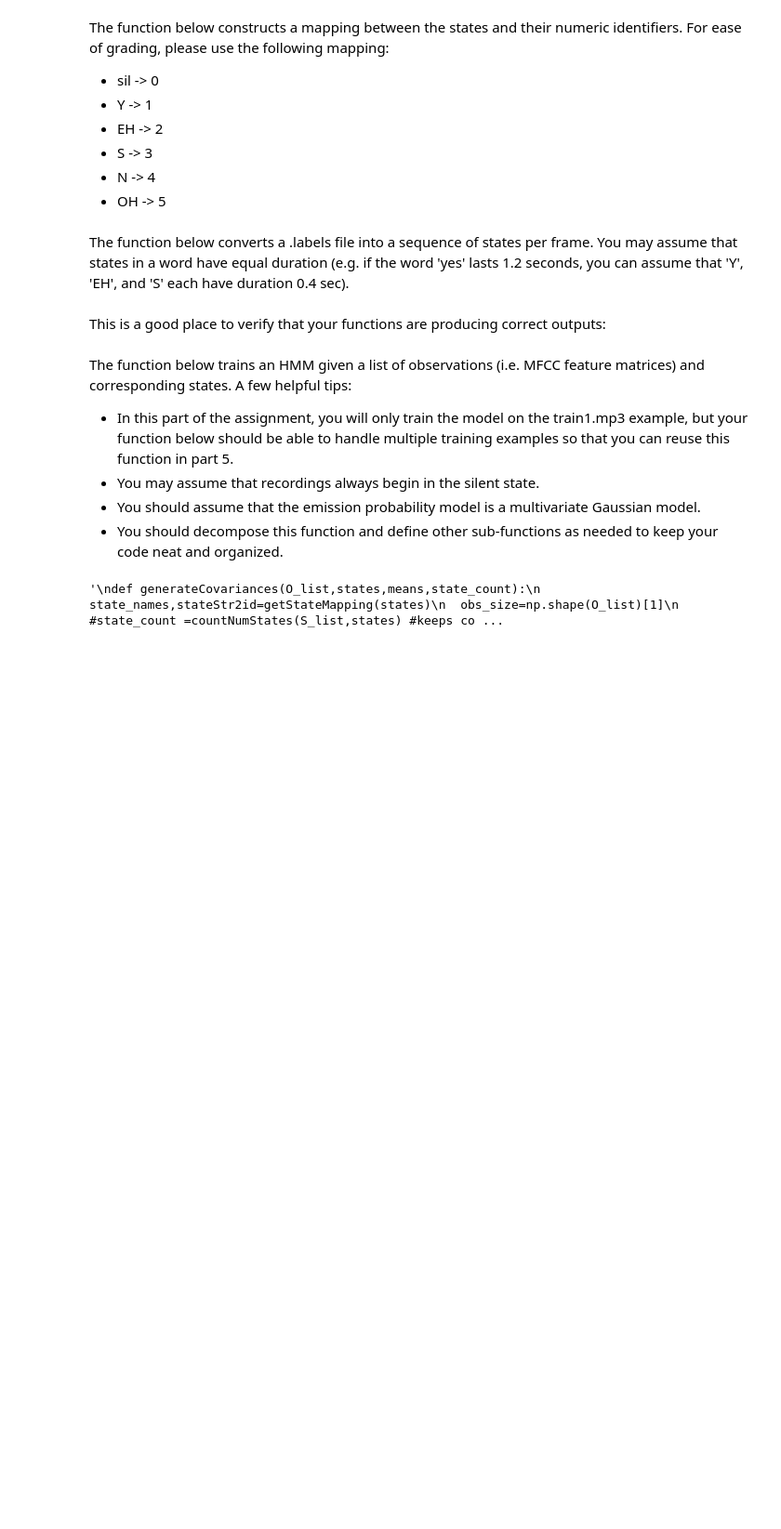
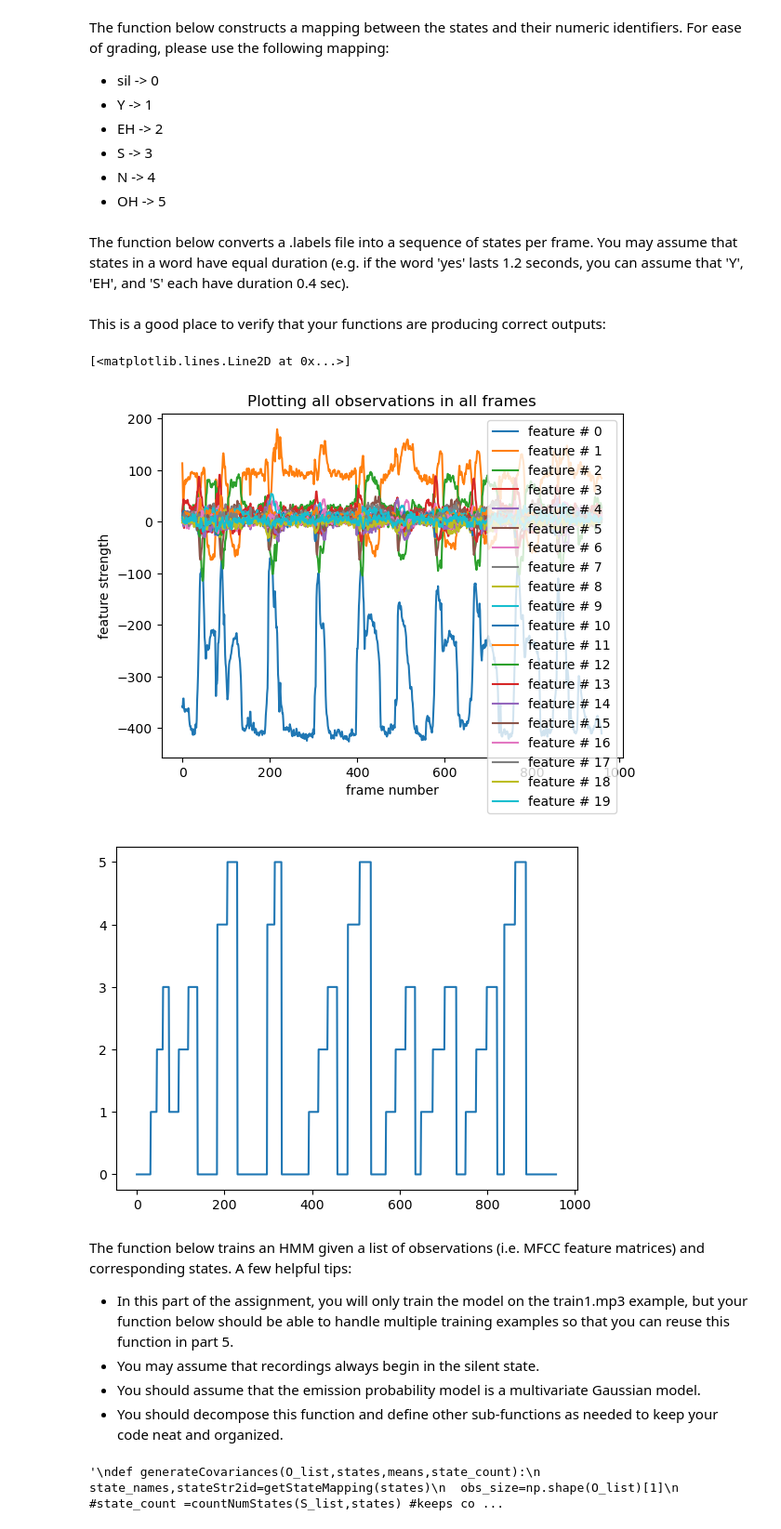
Before and after one commit to rafael-burger/E207-HW7, a Jupyter notebook: hw7.ipynb, the cells around one changed output. Shown at 93% size. Saved outputs shown, nothing was run; the diff lists cells and outputs as text; code cells hidden in the pictures; blank space fills up the shorter version.

```diff
--- a/hw7.ipynb
+++ b/hw7.ipynb
@@ -240,7 +240,24 @@ This is a good place to verify that your functions are producing correct outputs
 # %%
 O, hop = computeFeatures(Path(AUDIO_DIR, 'train1.mp3'))
 states, stateStr2id = getStateMapping()
 S = getStatesFromLabelFile(train1_labels, hop, stateStr2id)
+
+#plotting to see
+plt.figure()
+plt.title("Plotting all observations in all frames")
+plt.ylabel("feature strength")
+plt.xlabel("frame number")
+c=0
+for feat in O:
+    plt.plot(feat,label="feature # "+str(c))
+    c=c+1
+plt.legend()
+plt.figure()
+plt.plot(S)
+# %% [output]
+[<matplotlib.lines.Line2D at 0x...>]
+[figure, added]
+[figure, added]
 # %% [markdown]
 The function below trains an HMM given a list of observations (i.e. MFCC feature matrices) and corresponding states.  A few helpful tips:
 - In this part of the assignment, you will only train the model on the train1.mp3 example, but your function below should be able to handle multiple training examples so that you can reuse this function in part 5.
```
Also changed, not shown: parts of 7 cells of this notebook.
